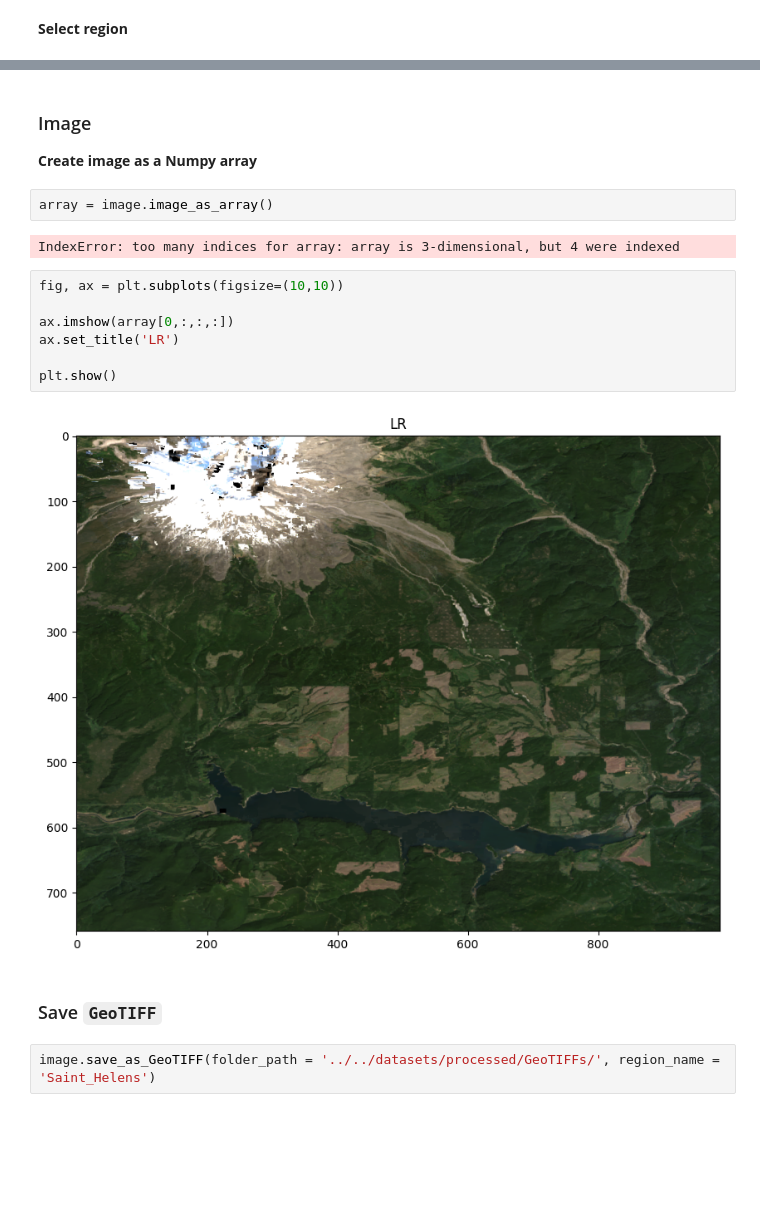
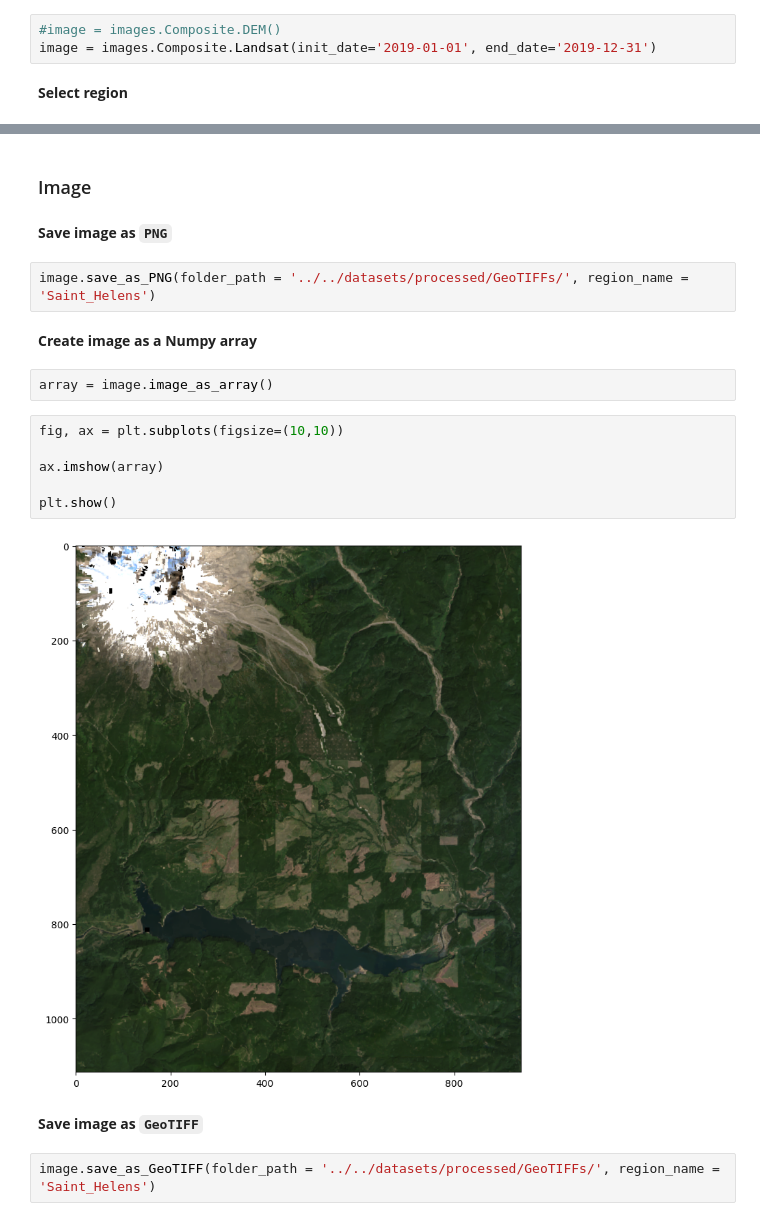
Before and after one commit to Vizzuality/redes-data, a Jupyter notebook: notebooks/Lab/10_Images.ipynb, the cells around one changed output, grey strips where cells are left out. Saved outputs shown, nothing was run; the diff lists cells and outputs as text; blank space fills up the shorter version.

Commit message:
Refactor Image

```diff
--- a/notebooks/Lab/10_Images.ipynb
+++ b/notebooks/Lab/10_Images.ipynb
@@ -21,2 +19,5 @@ image = images.Composite()
+# %%
+#image = images.Composite.DEM()
+image = images.Composite.Landsat(init_date='2019-01-01', end_date='2019-12-31')
 # %% [markdown]
 **Select region**
@@ -39,20 +38,22 @@ Map(center=[46.056, -122.1149], controls=(ZoomControl(options=['position', 'zoom
+# %% [markdown]
+### Image
+# %% [markdown]
+**Save image as `PNG`**
+# %%
+image.save_as_PNG(folder_path = '../../datasets/processed/GeoTIFFs/', region_name = 'Saint_Helens')
 # %% [markdown]
-### Image
 **Create image as a Numpy array**
 # %%
 array = image.image_as_array()
-# %% [output]
-IndexError: too many indices for array: array is 3-dimensional, but 4 were indexed
 # %%
 fig, ax = plt.subplots(figsize=(10,10))
 
-ax.imshow(array[0,:,:,:])
-ax.set_title('LR')
+ax.imshow(array)
 
 plt.show()
 # %% [output]
-[figure, old version]
+[figure, new version]
 # %% [markdown]
-### Save `GeoTIFF`
+**Save image as `GeoTIFF`**
 # %%
 image.save_as_GeoTIFF(folder_path = '../../datasets/processed/GeoTIFFs/', region_name = 'Saint_Helens')
```
Also changed, not shown: parts of 5 cells of this notebook, 3 other files.
